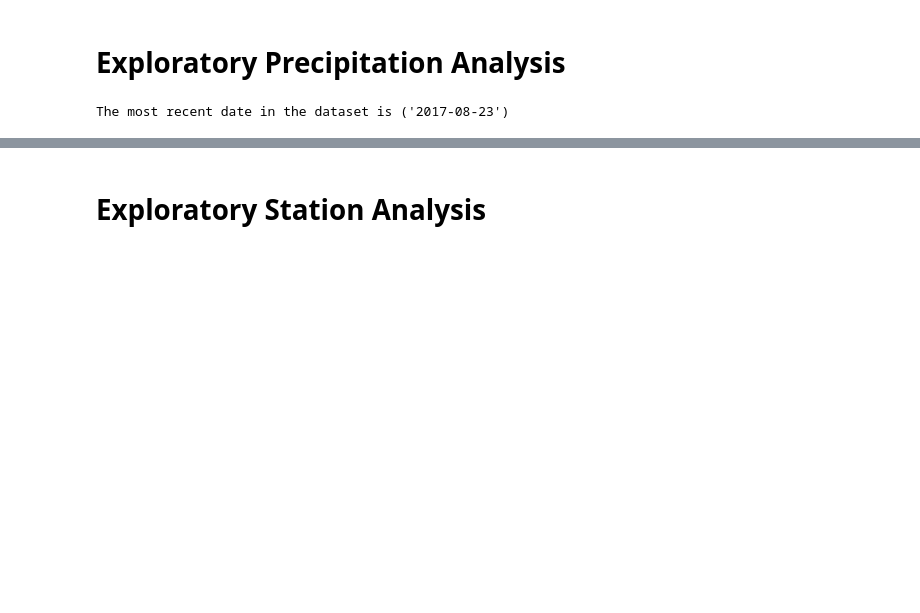
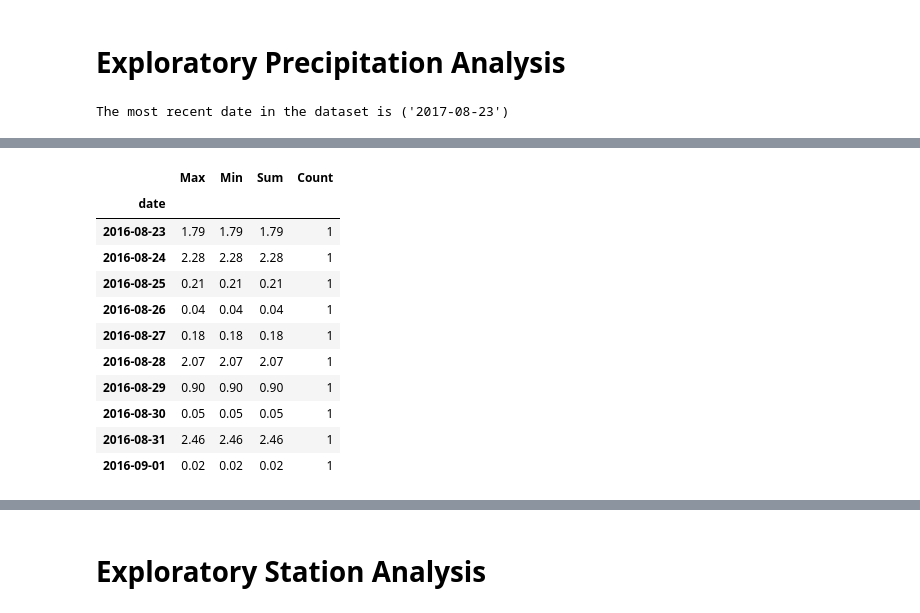
Before and after one commit to mairasyed/sqlAlchemy-challenge, a Jupyter notebook: SurfsUp/climate_analysis.ipynb, the cells around one changed output, grey strips where cells are left out. Drawn from its saved outputs; the diff is of its cells as text; code cells hidden in the pictures; blank space fills up the shorter version.

```diff
--- a/SurfsUp/climate_analysis.ipynb
+++ b/SurfsUp/climate_analysis.ipynb
@@ -187,2 +203,35 @@ precipitation_analysis_df
+# %%
+# Use Pandas to calculate the summary statistics for the precipitation data
+
+precipitation_analysis_max = precipitation_analysis_df.groupby(["date"]).max()["precipitation"]
+precipitation_analysis_min = precipitation_analysis_df.groupby(["date"]).min()["precipitation"]
+precipitation_analysis_sum = precipitation_analysis_df.groupby(["date"]).sum()["precipitation"]
+precipitation_analysis_count = precipitation_analysis_df.groupby(["date"]).count()["precipitation"]
+
+#Create the summary dictionary
+precipitation_analysis_dict = {"Max": precipitation_analysis_max
+                 ,"Min":precipitation_analysis_min
+                 ,"Sum":precipitation_analysis_sum
+                 ,"Count":precipitation_analysis_count
+                }
+
+#Convert dictionary to DataFrame
+precipitation_analysis_summary_df = pd.DataFrame(precipitation_analysis_dict)
+
+#Display the DatFrame
+precipitation_analysis_summary_df.head(10)
+# %% [output]
+|  | Max | Min | Sum | Count |
+| date |  |  |  |  |
+| 2016-08-23 | 1.79 | 1.79 | 1.79 | 1 |
+| 2016-08-24 | 2.28 | 2.28 | 2.28 | 1 |
+| 2016-08-25 | 0.21 | 0.21 | 0.21 | 1 |
+| 2016-08-26 | 0.04 | 0.04 | 0.04 | 1 |
+| 2016-08-27 | 0.18 | 0.18 | 0.18 | 1 |
+| 2016-08-28 | 2.07 | 2.07 | 2.07 | 1 |
+| 2016-08-29 | 0.90 | 0.90 | 0.90 | 1 |
+| 2016-08-30 | 0.05 | 0.05 | 0.05 | 1 |
+| 2016-08-31 | 2.46 | 2.46 | 2.46 | 1 |
+| 2016-09-01 | 0.02 | 0.02 | 0.02 | 1 |
 # %%
 # Use Pandas to calculate the summary statistics for the precipitation data
```
Also changed, not shown: parts of 9 cells of this notebook, 1 other file.
